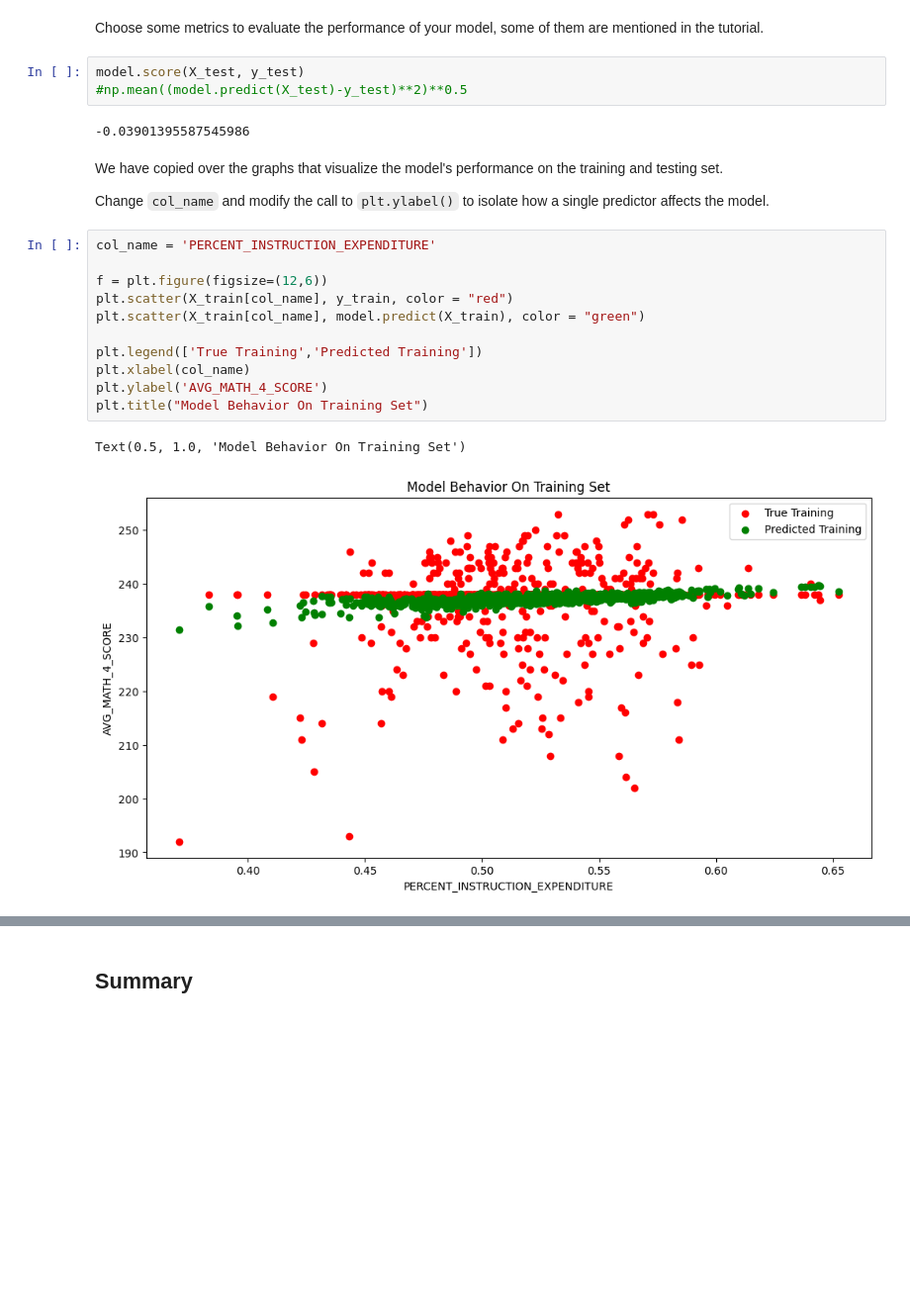
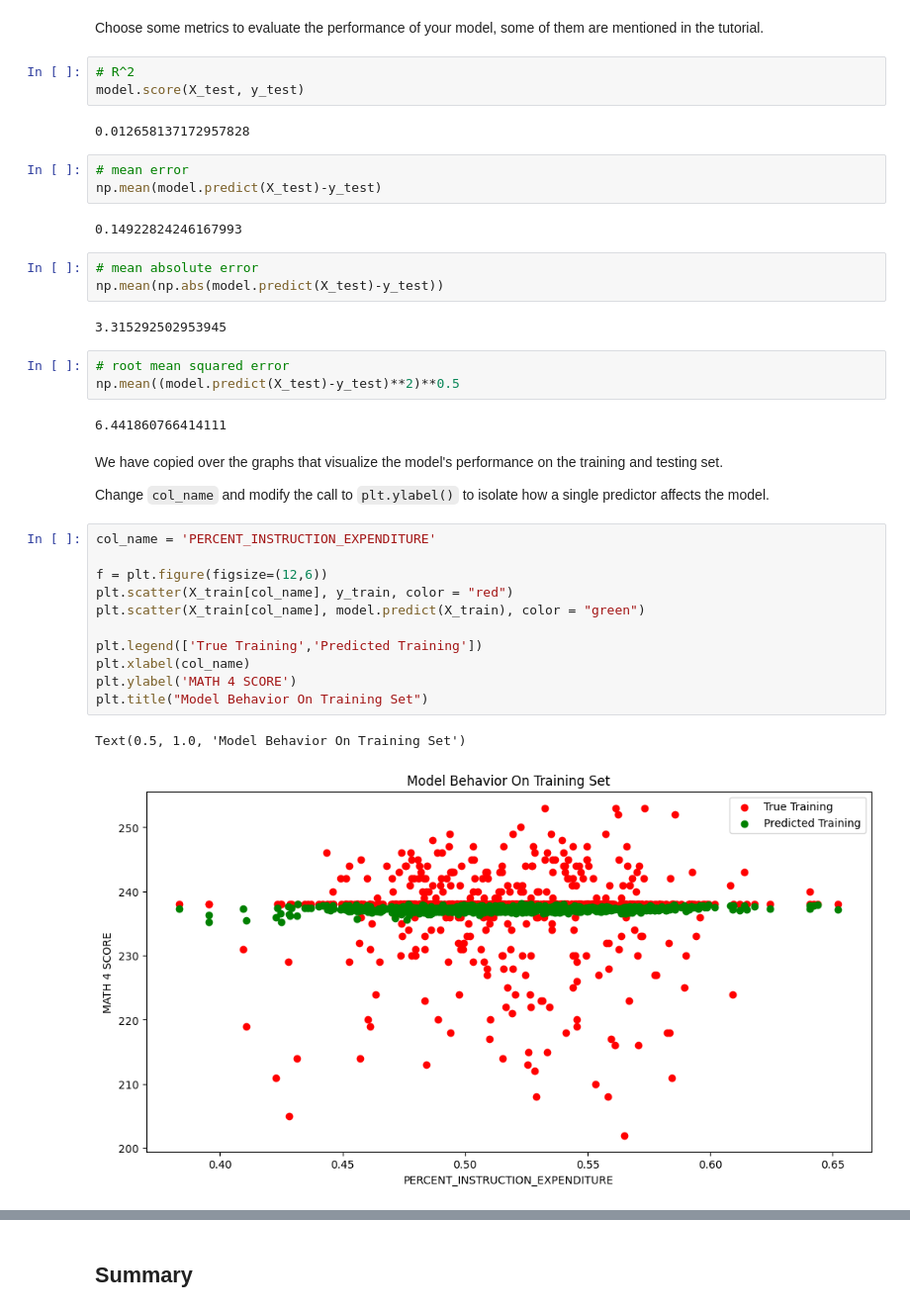
Before and after one commit to JhongLi91/mdst, a Jupyter notebook: 2023-Tutorials-main/tutorial1/checkpoint1.ipynb, the cells around one changed output, grey strips where cells are left out. Shown at 99% size. Saved outputs shown, nothing was run; the diff lists cells and outputs as text; blank space fills up the shorter version.

```diff
--- a/2023-Tutorials-main/tutorial1/checkpoint1.ipynb
+++ b/2023-Tutorials-main/tutorial1/checkpoint1.ipynb
@@ -173,11 +173,26 @@ y_pred = model.predict(X_test)
 ## Evaluation
 # %% [markdown]
 Choose some metrics to evaluate the performance of your model, some of them are mentioned in the tutorial.
+# %%
+# R^2
+model.score(X_test, y_test)
+# %% [output]
+0.012658137172957828
+# %%
+# mean error
+np.mean(model.predict(X_test)-y_test)
+# %% [output]
+0.14922824246167993
+# %%
+# mean absolute error
+np.mean(np.abs(model.predict(X_test)-y_test))
+# %% [output]
+3.315292502953945
 # %%
-model.score(X_test, y_test)
-#np.mean((model.predict(X_test)-y_test)**2)**0.5
+# root mean squared error
+np.mean((model.predict(X_test)-y_test)**2)**0.5
 # %% [output]
--0.03901395587545986
+6.441860766414111
 # %% [markdown]
 We have copied over the graphs that visualize the model's performance on the training and testing set.
 
@@ -185,15 +200,15 @@ Change `col_name` and modify the call to `plt.ylabel()` to isolate how a single
 # %%
 col_name = 'PERCENT_INSTRUCTION_EXPENDITURE'
 
 f = plt.figure(figsize=(12,6))
 plt.scatter(X_train[col_name], y_train, color = "red")
 plt.scatter(X_train[col_name], model.predict(X_train), color = "green")
 
 plt.legend(['True Training','Predicted Training'])
 plt.xlabel(col_name)
-plt.ylabel('AVG_MATH_4_SCORE')
+plt.ylabel('MATH 4 SCORE')
 plt.title("Model Behavior On Training Set")
 # %% [output]
 Text(0.5, 1.0, 'Model Behavior On Training Set')
-[figure, old version]
+[figure, new version]
 # %%
```
Also changed, not shown: parts of 5 cells of this notebook, 2 other files.
